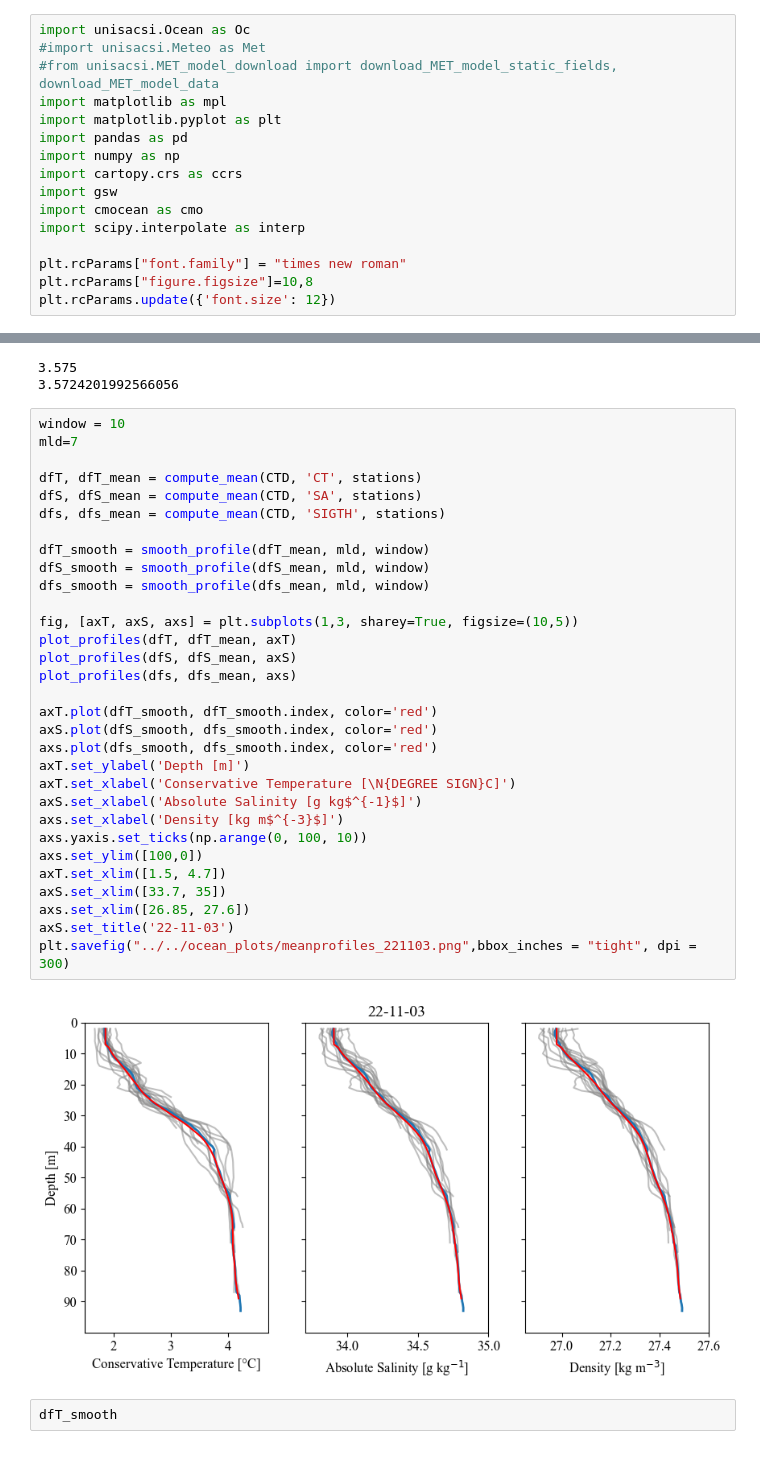
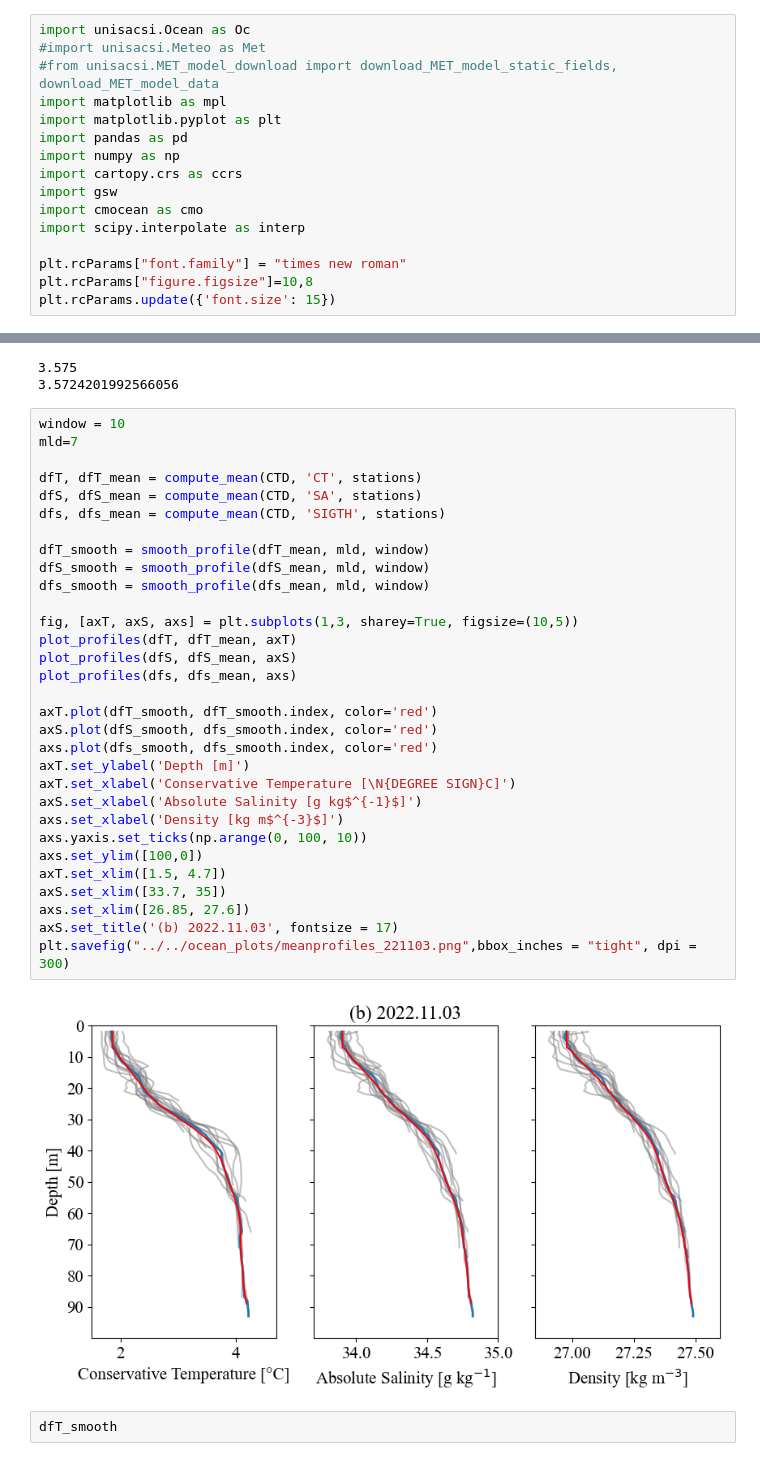
Before and after one commit to alpsjur/AGF-Adventfjorden, a Jupyter notebook: code/notebooks/mean_profile.ipynb, the cells around one changed output, grey strips where cells are left out. Saved outputs shown, nothing was run; the diff lists cells and outputs as text.

```diff
--- a/code/notebooks/mean_profile.ipynb
+++ b/code/notebooks/mean_profile.ipynb
@@ -15,7 +15,7 @@ import scipy.interpolate as interp
 
 plt.rcParams["font.family"] = "times new roman"
 plt.rcParams["figure.figsize"]=10,8
-plt.rcParams.update({'font.size': 12})
+plt.rcParams.update({'font.size': 15})
 # %%
 def compute_mean(CTD, variable, stationnames):
     CTD_i,Z,_,_ = Oc.CTD_to_grid(CTD, stationnames,interp_opt=0)
@@ -92,35 +92,35 @@ print(PT[-1])
 window = 10
 mld=7
 
 dfT, dfT_mean = compute_mean(CTD, 'CT', stations)
 dfS, dfS_mean = compute_mean(CTD, 'SA', stations)
 dfs, dfs_mean = compute_mean(CTD, 'SIGTH', stations)
 
 dfT_smooth = smooth_profile(dfT_mean, mld, window)
 dfS_smooth = smooth_profile(dfS_mean, mld, window)
 dfs_smooth = smooth_profile(dfs_mean, mld, window)
 
 fig, [axT, axS, axs] = plt.subplots(1,3, sharey=True, figsize=(10,5))
 plot_profiles(dfT, dfT_mean, axT)
 plot_profiles(dfS, dfS_mean, axS)
 plot_profiles(dfs, dfs_mean, axs)
 
 axT.plot(dfT_smooth, dfT_smooth.index, color='red')
 axS.plot(dfS_smooth, dfs_smooth.index, color='red')
 axs.plot(dfs_smooth, dfs_smooth.index, color='red')
 axT.set_ylabel('Depth [m]')
 axT.set_xlabel('Conservative Temperature [\N{DEGREE SIGN}C]')
 axS.set_xlabel('Absolute Salinity [g kg$^{-1}$]')
 axs.set_xlabel('Density [kg m$^{-3}$]')
 axs.yaxis.set_ticks(np.arange(0, 100, 10))
 axs.set_ylim([100,0])
 axT.set_xlim([1.5, 4.7])
 axS.set_xlim([33.7, 35])
 axs.set_xlim([26.85, 27.6])
-axS.set_title('22-11-03')
+axS.set_title('(b) 2022.11.03', fontsize = 17)
 plt.savefig("../../ocean_plots/meanprofiles_221103.png",bbox_inches = "tight", dpi = 300)
 # %% [output]
-[figure, old version]
+[figure, new version]
 # %%
 dfT_smooth
 # %% [output]
```
Also changed, not shown: parts of 2 cells of this notebook, 13 other files.
